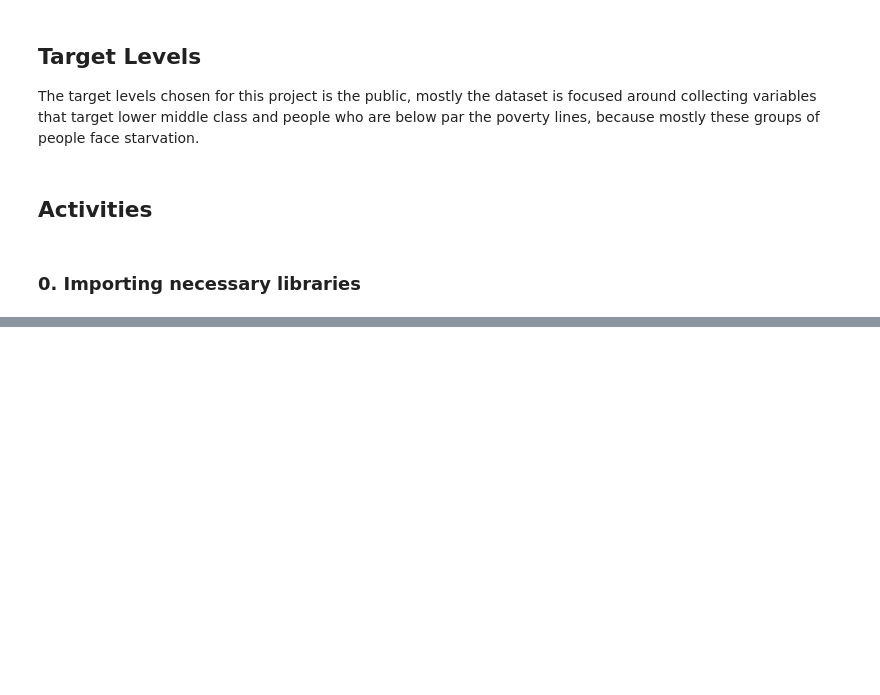
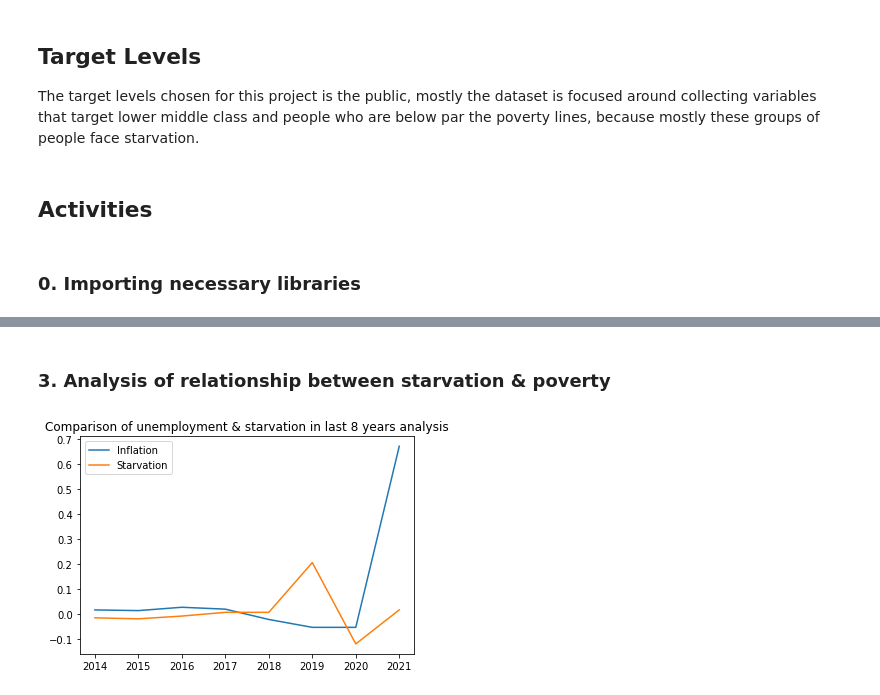
Before and after one commit to eqan/Starvation-Period-Analysis-And-Forecast, a Jupyter notebook: Project.ipynb, the cells around one changed output, grey strips where cells are left out. Drawn from its saved outputs; the diff is of its cells as text; code cells hidden in the pictures; blank space fills up the shorter version.

```diff
--- a/Project.ipynb
+++ b/Project.ipynb
@@ -57,0 +100,11 @@ plt.show()
+# %% [markdown]
+
+### 3. Analysis of relationship between starvation & poverty
+# %%
+plt.plot(data["Year"], data["Inflation Annual Change"], label="Inflation")
+plt.plot(data["Year"], data["Hunger Annual Change"], label="Starvation")
+plt.title("Comparison of unemployment & starvation in last 8 years analysis")
+plt.legend()
+plt.show()
+# %% [output]
+[figure, added]
```
Also changed, not shown: parts of 7 cells of this notebook, 2 other files.
